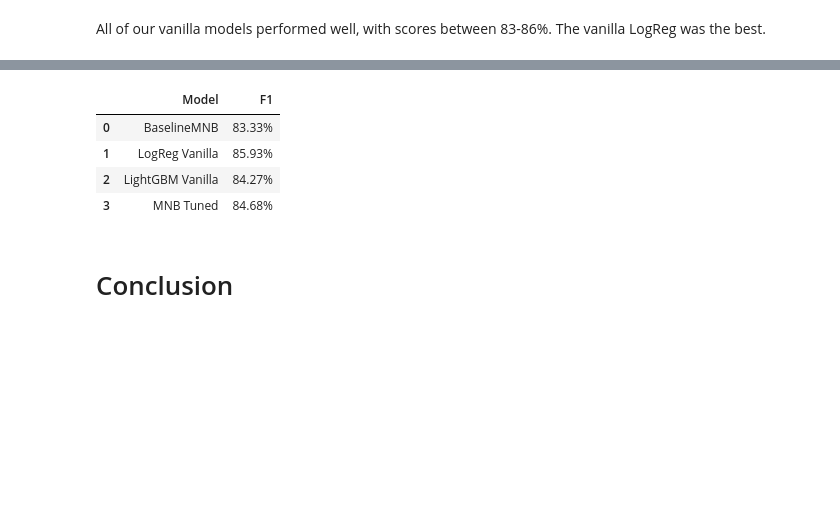
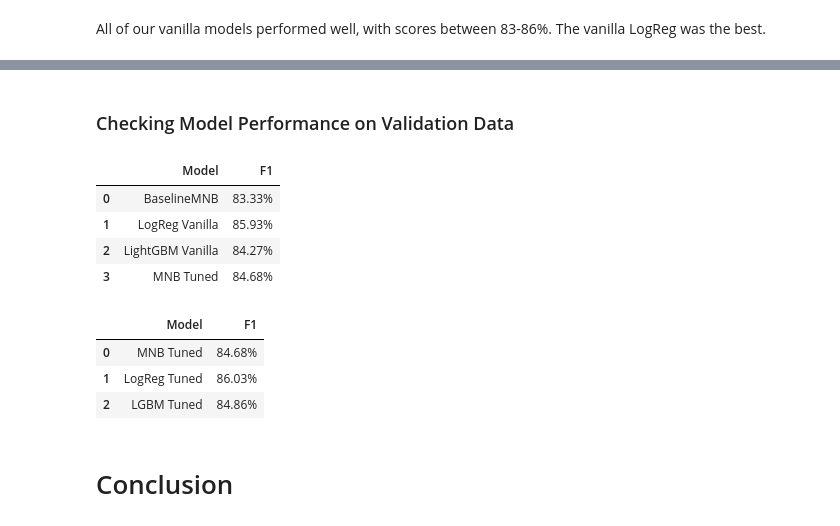
Before and after one commit to momopajamas/predicting_netflix_user_reviews, a Jupyter notebook: notebook.ipynb, the cells around one changed output, grey strips where cells are left out. Saved outputs shown, nothing was run; the diff lists cells and outputs as text; code cells hidden in the pictures; blank space fills up the shorter version.

Commit message:
Notebook-Modeling-Saving Models

```diff
--- a/notebook.ipynb
+++ b/notebook.ipynb
@@ -717,12 +637,12 @@ param_logreg = {
     'classifier__solver': ['lbfgs']  # efficient solver for larger datasets
 }
 
-random_logreg = RandomizedSearchCV(
-    logreg_pipeline,
-    param_logreg,
-    n_iter=20,
-    cv=3,
-    scoring='f1',
-)
+#random_logreg = RandomizedSearchCV(
+    #logreg_pipeline,
+    #param_logreg,
+    #n_iter=20,
+    #cv=3,
+    #scoring='f1'
+#)
 
-random_logreg.fit(X_train, y_train)
+#random_logreg.fit(X_train, y_train)
@@ -739,12 +685,13 @@ param_lgbm = {
     'classifier__n_estimators': [100, 200]  # number of trees
 }
 
-random_lgbm = RandomizedSearchCV(
-    lgbm_pipeline,
-    param_lgbm,
-    n_iter=20,
-    cv=3,
-    scoring='f1',
-)
+#random_lgbm = RandomizedSearchCV(
+    #lgbm_pipeline,
+    #param_lgbm,
+    #n_iter=20,
+    #cv=3,
+    #scoring='f1',
+    #verbose=0 # suppressing logs for readability
+#)
 
-random_lgbm.fit(X_train, y_train)
+#random_lgbm.fit(X_train, y_train)
@@ -751,3 +747,5 @@ random_lgbm.fit(X_train, y_train)
+# %% [markdown]
+### Checking Model Performance on Validation Data
 # %%
 y_val_pred_mnb_tuned = random_mnb.predict(X_val)
 
@@ -768,6 +764,18 @@ logreg_tuned_f1 = f1_score(y_val, y_val_pred_logreg_tuned)
 y_val_pred_lgbm_tuned = random_lgbm.predict(X_val)
 
 lgbm_tuned_f1 = f1_score(y_val, y_val_pred_lgbm_tuned)
+# %%
+# storing the model results
+store_results('MNB Tuned', mnb_tuned_f1)
+store_results('LogReg Tuned', logreg_tuned_f1)
+store_results('LGBM Tuned', lgbm_tuned_f1)
+
+model_results_df
+# %% [output]
+|  | Model | F1 |
+| 0 | MNB Tuned | 84.68% |
+| 1 | LogReg Tuned | 86.03% |
+| 2 | LGBM Tuned | 84.86% |
 # %% [markdown]
 # Conclusion
 # %% [markdown]
```
Also changed, not shown: parts of 20 cells of this notebook, 3 other files.
